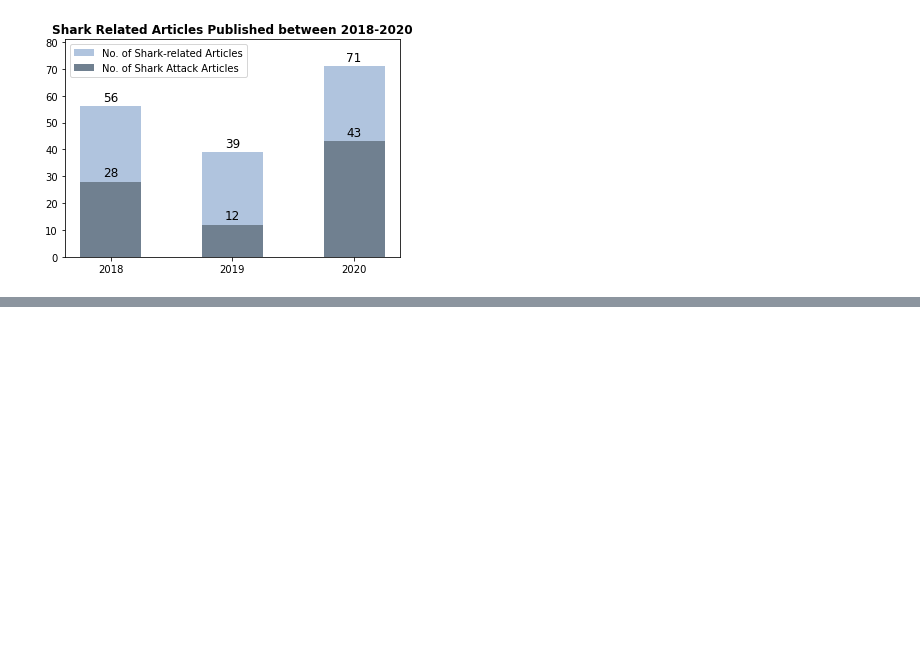
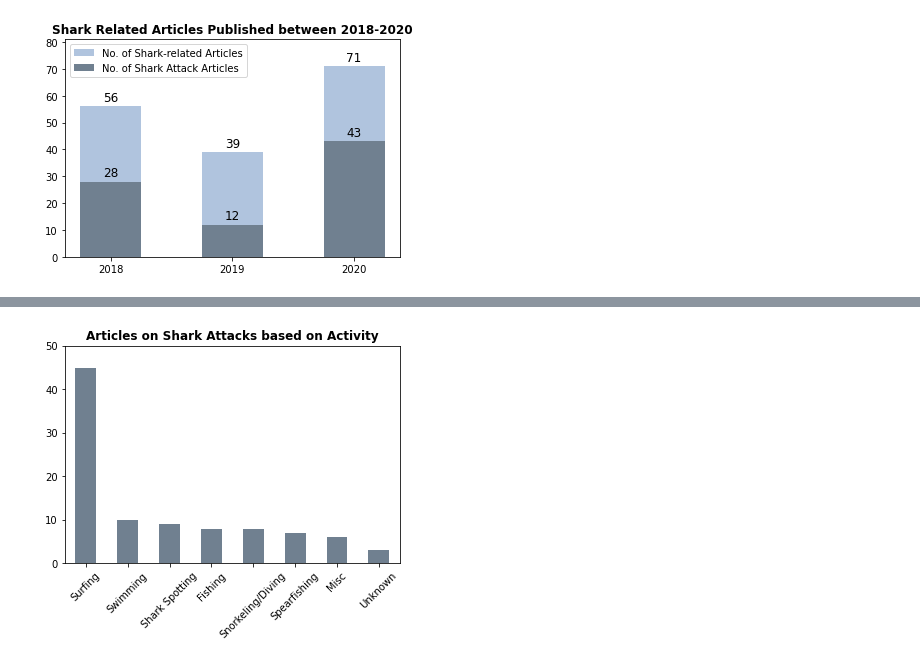
Before and after one commit to CMac-code/Project_Shark, a Jupyter notebook: Kevin's Code/shark_news.ipynb, the cells around one changed output, grey strips where cells are left out. Saved outputs shown, nothing was run; the diff lists cells and outputs as text; code cells hidden in the pictures; blank space fills up the shorter version.

```diff
--- a/Kevin's Code/shark_news.ipynb
+++ b/Kevin's Code/shark_news.ipynb
@@ -94,0 +137,9 @@ plt.savefig("output/published shark article 2018-2020.png")
+# %%
+activity_df=articles_df['Activity'].loc[(articles_df['Activity']!='Research/Politics/Recap')&(articles_df['Activity']!='International')].value_counts()
+activity_df.plot(kind='bar', color="slategray")
+plt.title("Articles on Shark Attacks based on Activity", fontweight='bold')
+plt.ylim(0,50)
+plt.xticks(rotation=45)
+plt.savefig("output/shark article vs activity.png")
+# %% [output]
+[figure, added]
```
Also changed, not shown: parts of 3 cells of this notebook, 9 other files.
